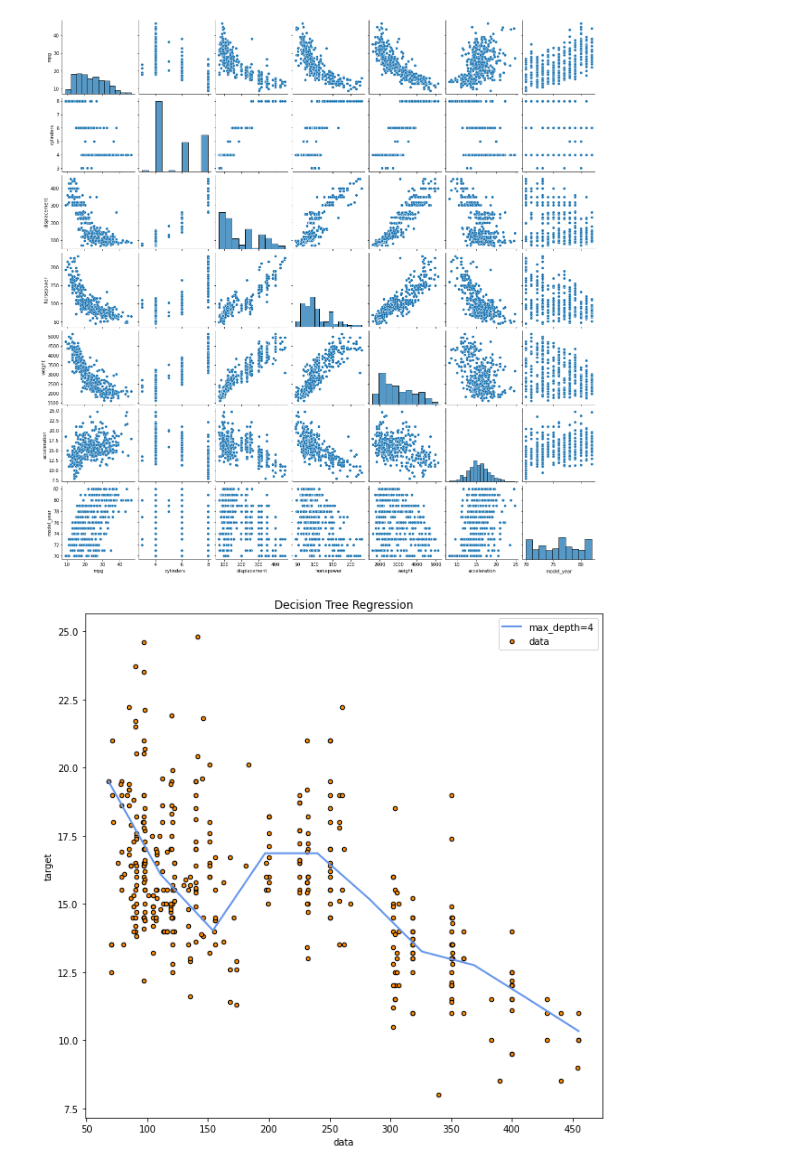
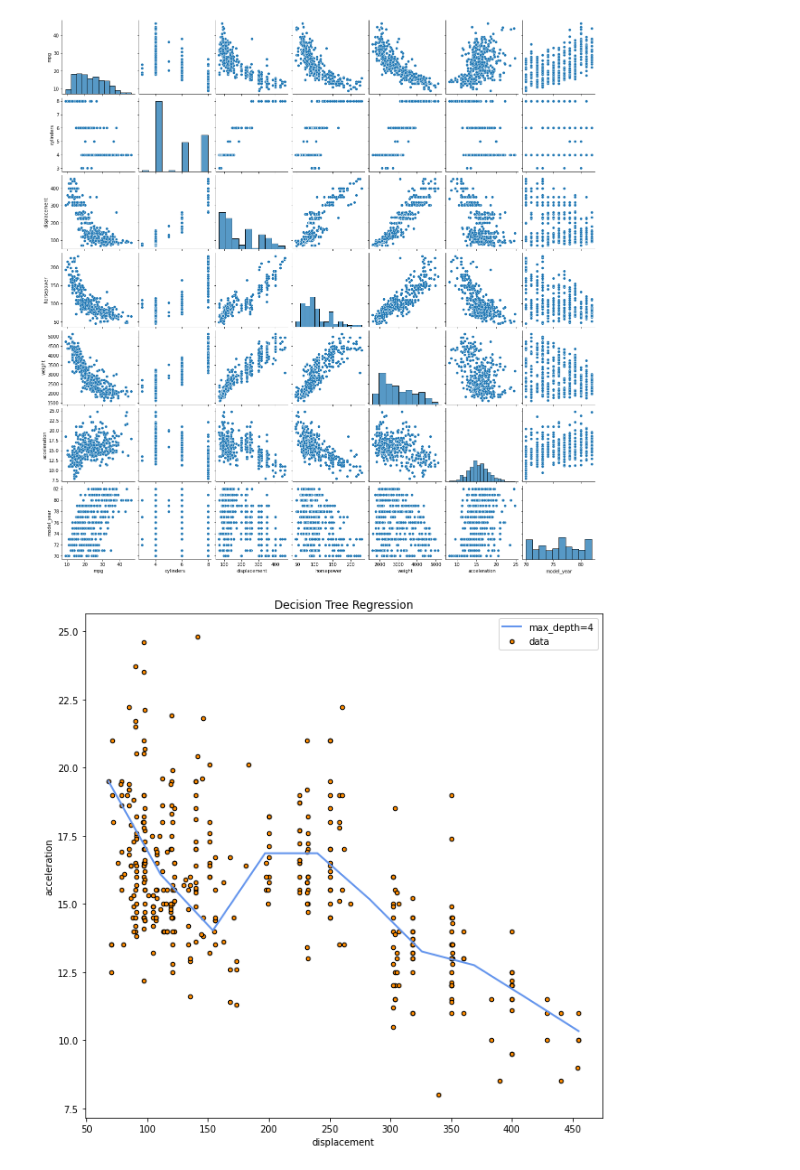
Before and after one commit to raulbenitez/postgrau_IML_exploratory, a Jupyter notebook: REGRESION/regression_trees.ipynb, the cells around one changed output. Cells and saved outputs as stored; diff of their text form; code cells hidden in the pictures.

```diff
--- a/REGRESION/regression_trees.ipynb
+++ b/REGRESION/regression_trees.ipynb
@@ -95,26 +137,26 @@ sns.pairplot(mpg_num_nonans)
 # %%
 import numpy as np
 from sklearn.tree import DecisionTreeRegressor
 import matplotlib.pyplot as plt
 
 X = mpg_num_nonans['displacement'].values.reshape(-1, 1)
 y = mpg_num_nonans['acceleration'].values.reshape(-1, 1)
 max_depth = 4
 regr_1 = DecisionTreeRegressor(max_depth=max_depth)
 regr_1.fit(X, y)
 
 X_test = np.linspace(X.min(),X.max(),10).reshape(-1, 1)
 y_1 = regr_1.predict(X_test)
 
 plt.figure(figsize=(10,10))
 plt.scatter(X, y, s=20, edgecolor="black",
             c="darkorange", label="data")
 plt.plot(X_test, y_1, color="cornflowerblue",
          label="max_depth={}".format(max_depth), linewidth=2)
-plt.xlabel("data")
-plt.ylabel("target")
+plt.xlabel("displacement")
+plt.ylabel("acceleration")
 plt.title("Decision Tree Regression")
 plt.legend()
 plt.show()
 # %% [output]
-[figure, old version]
+[figure, new version]
```
Also changed, not shown: parts of 9 cells of this notebook.
